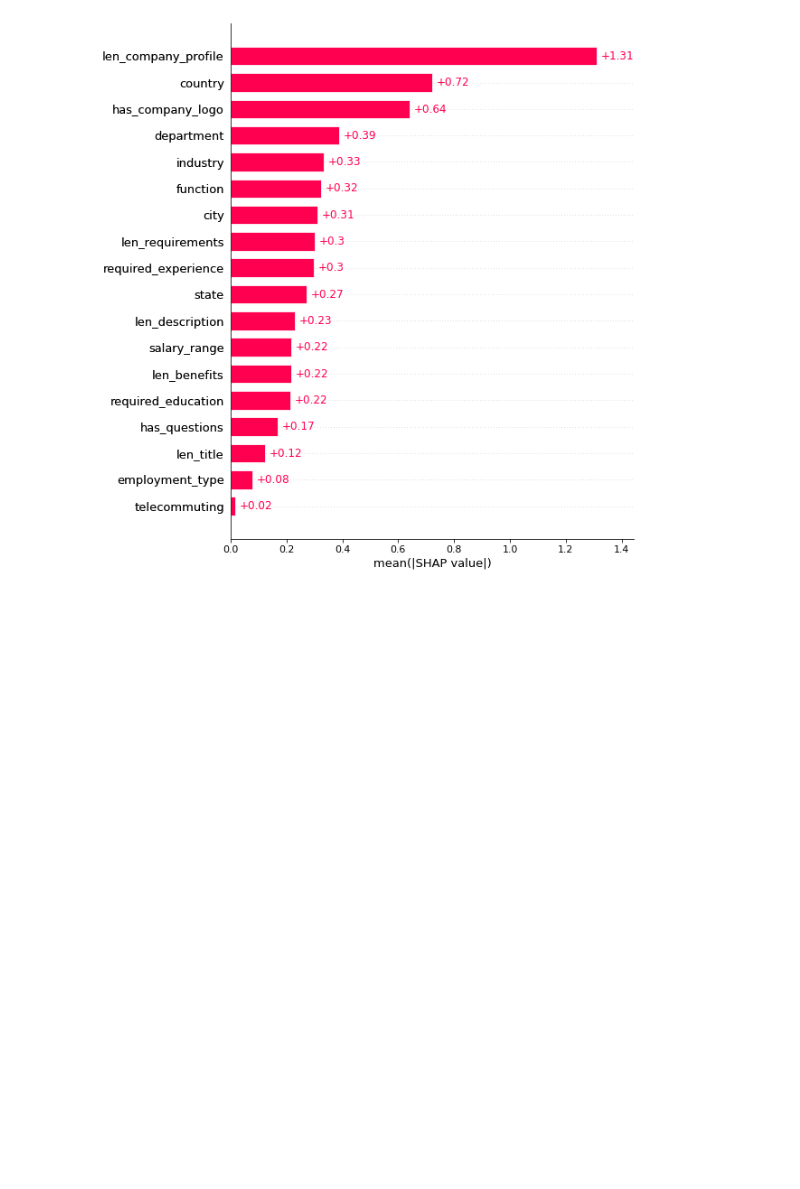
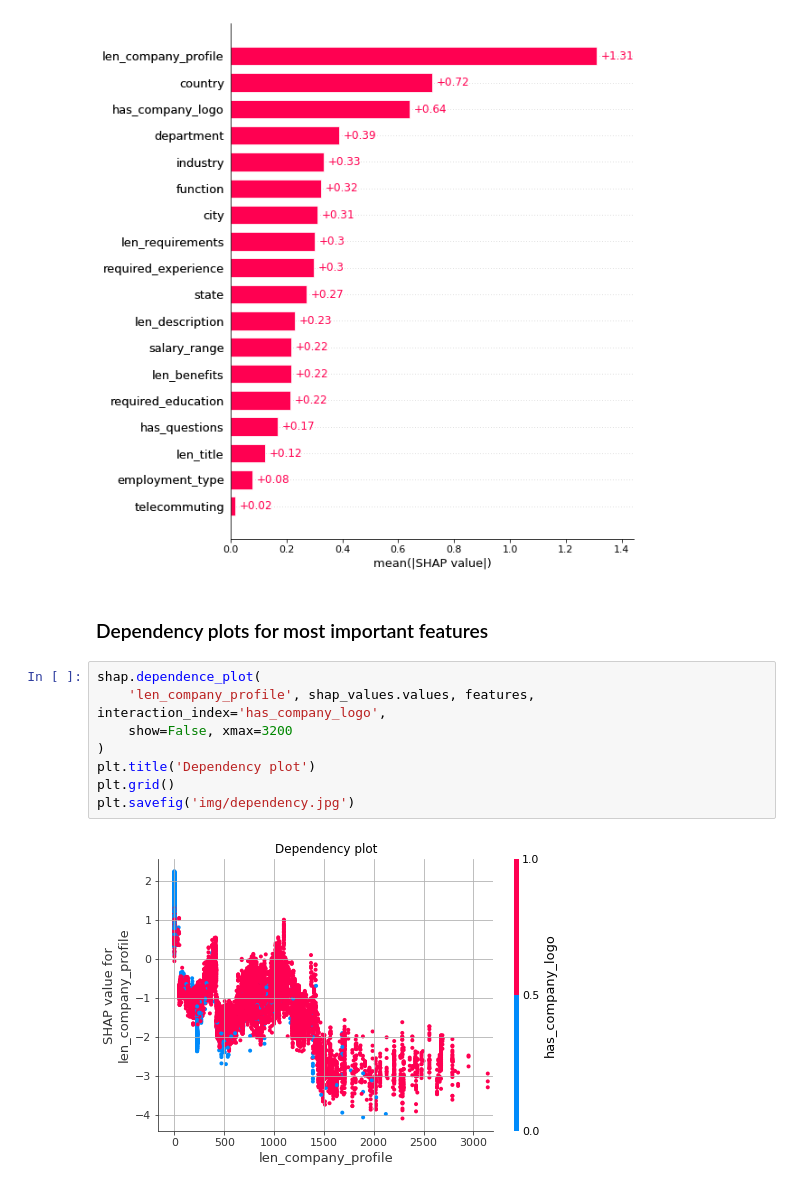
Before and after one commit to zemerov/imbalanced_classification, a Jupyter notebook: model_explanation.ipynb, the cells around one changed output. Cells and saved outputs as stored; diff of their text form; blank space fills up the shorter version.

```diff
--- a/model_explanation.ipynb
+++ b/model_explanation.ipynb
@@ -41,3 +43,15 @@ shap.plots.bar(shap_values, max_display=18, show=False)
 plt.savefig('img/importance.jpg', bbox_inches = 'tight')
 # %% [output]
 [figure]
+# %% [markdown]
+### Dependency plots for most important features
+# %%
+shap.dependence_plot(
+    'len_company_profile', shap_values.values, features, interaction_index='has_company_logo',
+    show=False, xmax=3200
+)
+plt.title('Dependency plot')
+plt.grid()
+plt.savefig('img/dependency.jpg')
+# %% [output]
+[figure, added]
```
Also changed, not shown: parts of 1 cell of this notebook, 3 other files.
